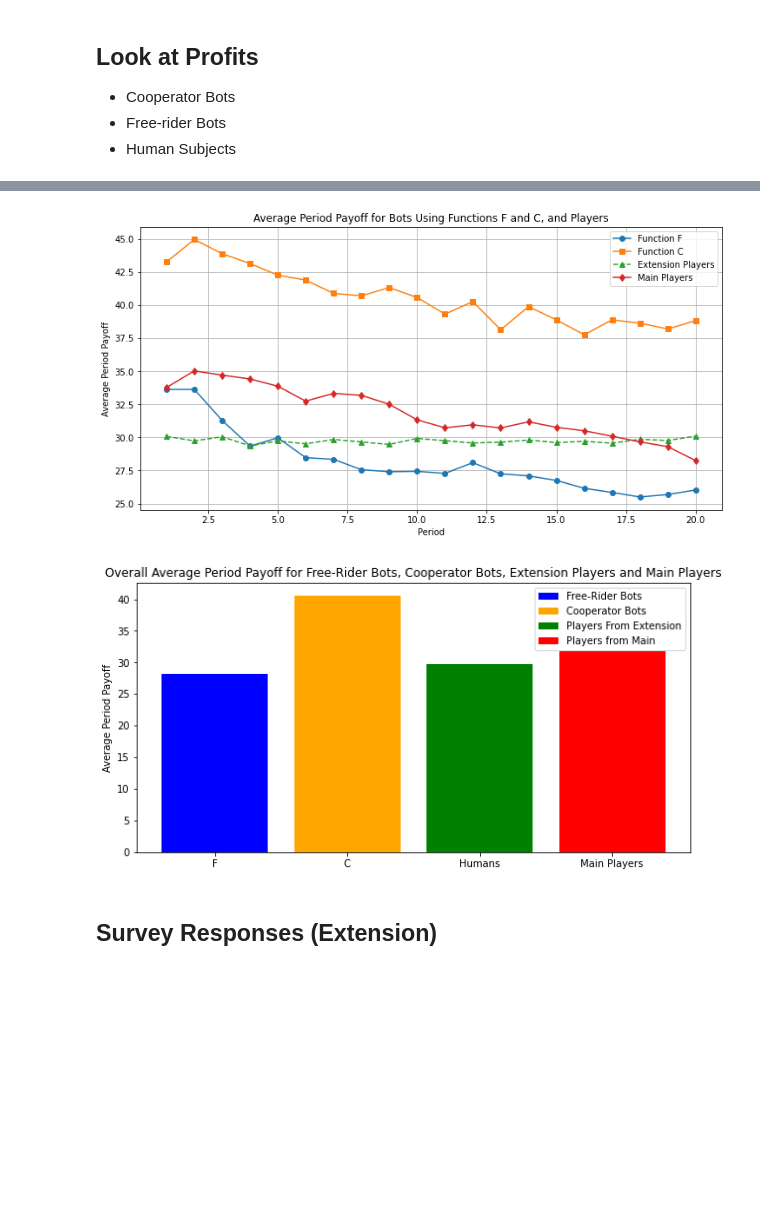
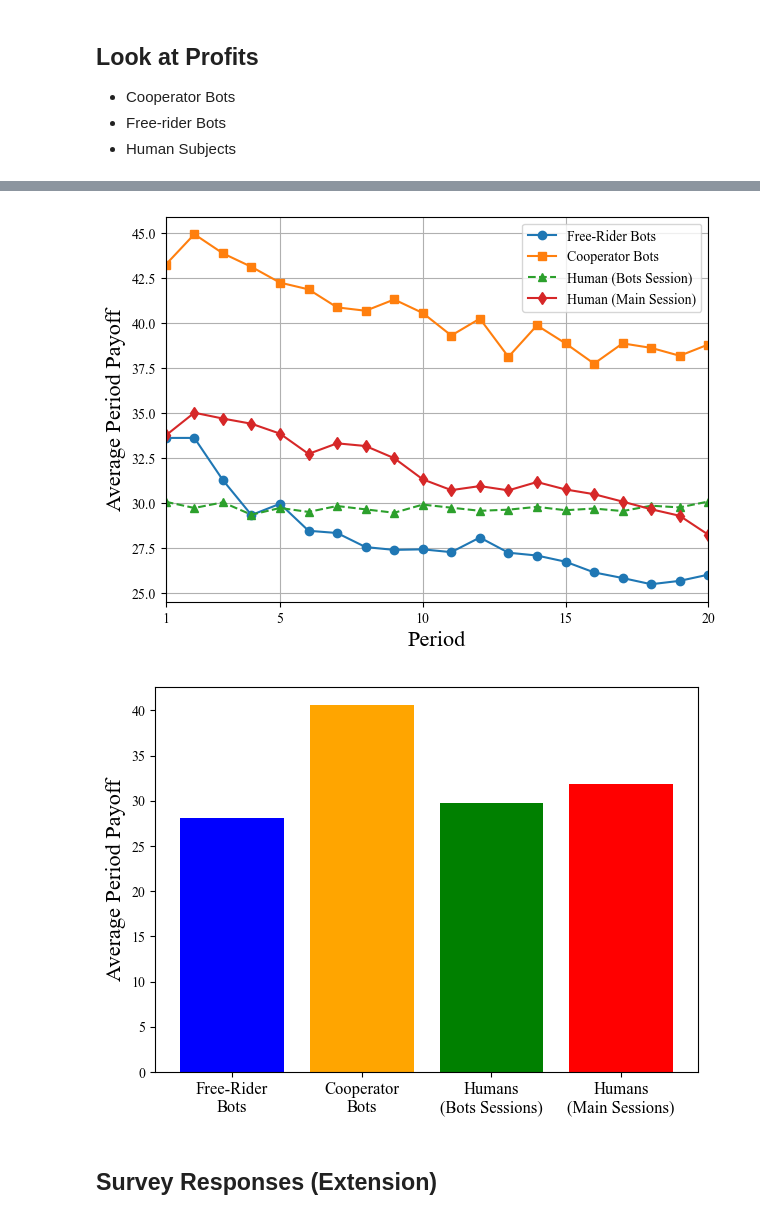
Before and after one commit to AaronSVMB/DA_4_MGPGG, a Jupyter notebook: src/extension/zextension_analysis.ipynb, the cells around one changed output, grey strips where cells are left out. Cells and saved outputs as stored; diff of their text form; code cells hidden in the pictures; blank space fills up the shorter version.

```diff
--- a/src/extension/zextension_analysis.ipynb
+++ b/src/extension/zextension_analysis.ipynb
@@ -133,0 +138,2 @@ mgpgg_shared_df
+# %%
+mgpgg_all_df = pd.read_csv(input_folder_main+"\mgpgg_df_all_sessions.csv", index_col=0)
@@ -723,7 +943,10 @@ all_bot_profits_corrected[all_bot_profits_corrected['session_code'] == 'p40h0u4h
 | 124 | 5 | 35.0 | 37.0 | 31.0 | 33.0 | 47.0 | 45.0 | 41.0 | 39.0 | ... |
 # %%
 # First, we'll calculate the average payoff for each bot across all sessions and periods
-bot_avg_payoffs = all_bot_profits_corrected.mean().drop(['period']).to_frame(name='average_payoff')
+bot_avg_payoffs = all_bot_profits_corrected[["B1_profit", "B2_profit", "B3_profit",
+                                             "B4_profit", "B5_profit", "B6_profit",
+                                             "B7_profit", "B8_profit"]].mean().to_frame(name='average_payoff')
+print(bot_avg_payoffs)
 
 # Now, we'll create separate DataFrames for bots using function F and function C
 bots_F = bot_avg_payoffs.loc[['B1_profit', 'B2_profit', 'B3_profit', 'B4_profit']]
@@ -734,11 +957,12 @@ avg_payoff_F = bots_F['average_payoff'].mean()
 avg_payoff_C = bots_C['average_payoff'].mean()
 
 # Plot the average payoffs
-plt.figure(figsize=(10, 5))
-plt.bar('F', avg_payoff_F, color='blue', label='Function F')
-plt.bar('C', avg_payoff_C, color='orange', label='Function C')
-plt.title('Average Payoff for Bots Using Functions F and C')
-plt.ylabel('Average Payoff')
-plt.legend()
+plt.figure(figsize=(4, 6))
+plt.bar('Free-Rider\nBots', avg_payoff_F, color='blue', label='Function F')
+plt.bar('Cooperator\nBots', avg_payoff_C, color='orange', label='Function C')
+# plt.title('Average Payoff for Bots Using Functions F and C')
+plt.ylabel('Average Payoff', fontsize=16)
+plt.xticks(fontsize = 14)
+# plt.legend()
 plt.show()
 # %% [output]
@@ -777,45 +1013,50 @@ plt.show()
 # %%
 human_df = mgpgg_shared_extension_and_main_df[mgpgg_shared_extension_and_main_df['bot_bool'] == True]
 
 main_df = mgpgg_shared_extension_and_main_df[mgpgg_shared_extension_and_main_df['bot_bool'] == False]
 # For the accurate human player average payoff per period, we'll use the 'period_payoff' column
 # Calculate the average 'period_payoff' for human players per period across all sessions
 human_period_payoffs = human_df.groupby('period')['period_payoff'].mean()
 
 main_period_payoffs = main_df.groupby('period')['period_payoff'].mean()
 
 # Update the line graph to include the average human player 'period_payoff' per period
-plt.figure(figsize=(12, 6))
-plt.plot(periods, average_payoffs_F, label='Function F', marker='o')
-plt.plot(periods, average_payoffs_C, label='Function C', marker='s')
-plt.plot(human_period_payoffs.index, human_period_payoffs.values, label='Extension Players', marker='^', linestyle='--')
-plt.plot(main_period_payoffs.index, main_period_payoffs.values, label='Main Players', marker='d', linestyle='-' )
-plt.title('Average Period Payoff for Bots Using Functions F and C, and Players')
-plt.xlabel('Period')
-plt.ylabel('Average Period Payoff')
+plt.figure(figsize=(7,5))
+plt.plot(periods, average_payoffs_F, label='Free-Rider Bots', marker='o')
+plt.plot(periods, average_payoffs_C, label='Cooperator Bots', marker='s')
+plt.plot(human_period_payoffs.index, human_period_payoffs.values, label='Human (Bots Session)', marker='^', linestyle='--')
+plt.plot(main_period_payoffs.index, main_period_payoffs.values, label='Human (Main Session)', marker='d', linestyle='-' )
+# plt.title('Average Period Payoff for Bots Using Functions F and C, and Players')
+plt.xlim(1,20)
+plt.xticks([1, 5, 10, 15, 20])
+plt.xlabel('Period', fontsize = 16)
+plt.ylabel('Average Period Payoff', fontsize = 16)
 plt.legend()
 plt.grid(True)
+plt.savefig(output_folder+'\Avg_Payoffs_byPeriods.png', bbox_inches='tight')
 plt.show()
 
 # For the bar chart, we'll include the average human player 'period_payoff' across all periods
 # Calculate the overall average 'period_payoff' for human players
 human_overall_avg_period_payoff = human_period_payoffs.mean()
 
 main_overall_avg_period_payoff = main_period_payoffs.mean()
 
 # Plotting the updated bar chart
-plt.figure(figsize=(10, 5))
-plt.bar('F', avg_payoff_F, color='blue', label='Free-Rider Bots')
-plt.bar('C', avg_payoff_C, color='orange', label='Cooperator Bots')
-plt.bar('Humans', human_overall_avg_period_payoff, color='green', label='Players From Extension')
-plt.bar('Main Players', main_overall_avg_period_payoff, color='red', label='Players from Main')
-plt.title('Overall Average Period Payoff for Free-Rider Bots, Cooperator Bots, Extension Players and Main Players')
-plt.ylabel('Average Period Payoff')
-plt.legend()
+plt.figure(figsize=(7, 5))
+plt.bar('Free-Rider\nBots', avg_payoff_F, color='blue', label='Free-Rider Bots')
+plt.bar('Cooperator\nBots', avg_payoff_C, color='orange', label='Cooperator Bots')
+plt.bar('Humans\n(Bots Sessions)', human_overall_avg_period_payoff, color='green', label='Players From Extension')
+plt.bar('Humans\n(Main Sessions)', main_overall_avg_period_payoff, color='red', label='Players from Main')
+# plt.title('Overall Average Period Payoff for Free-Rider Bots, Cooperator Bots, Extension Players and Main Players')
+plt.ylabel('Average Period Payoff', fontsize = 16)
+plt.xticks(fontsize = 12)
+# plt.legend(loc='center right', bbox_to_anchor=(1.25, 0.5))
+plt.savefig(output_folder+'\Avg_Payoffs_Bar.png', bbox_inches='tight')
 plt.show()
 # %% [output]
-[figure, old version]
+[figure, new version]
-[figure, old version]
+[figure, new version]
 # %% [markdown]
 ## Survey Responses (Extension)
 # %%
```
Also changed, not shown: parts of 47 cells of this notebook, 7 other files.
